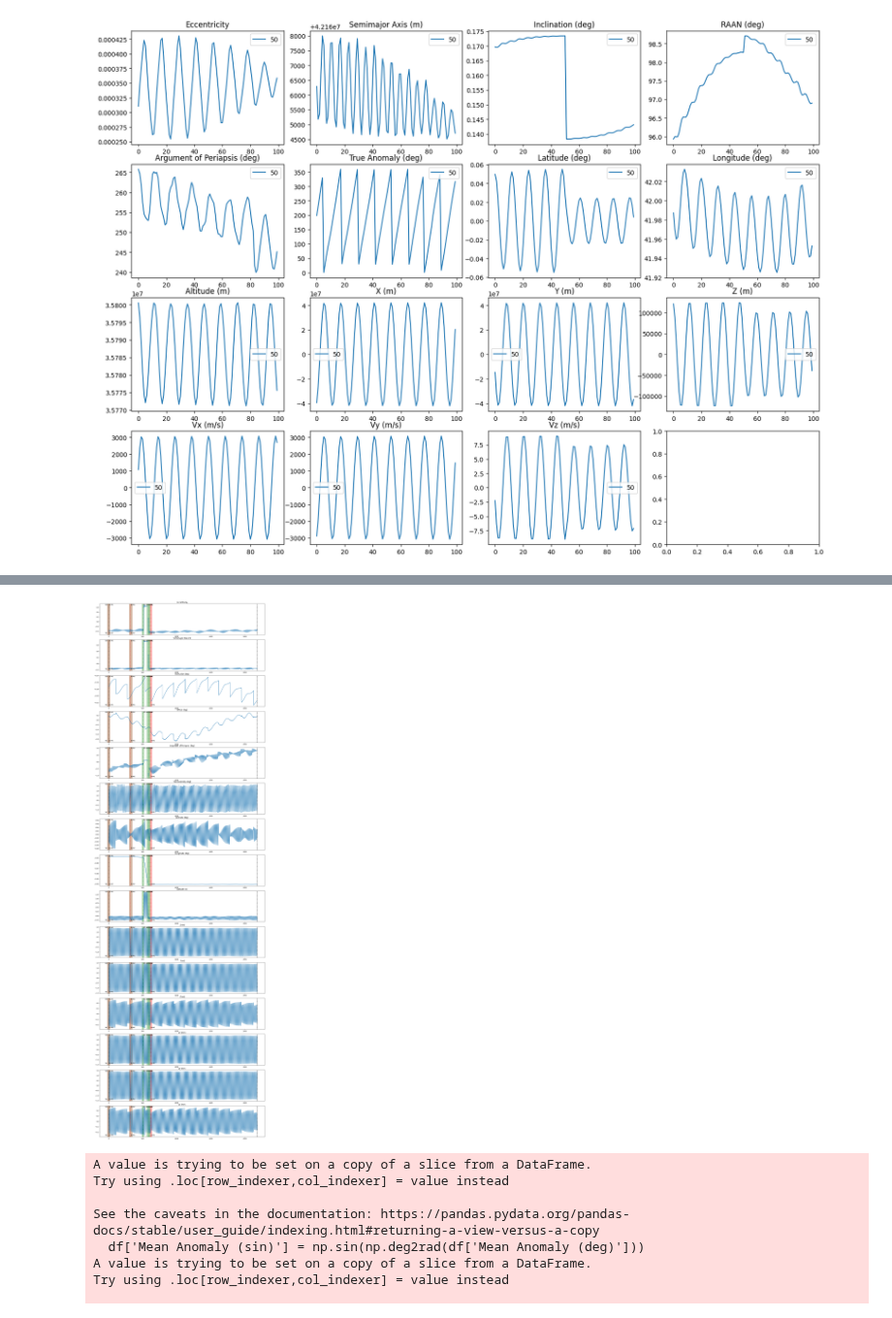
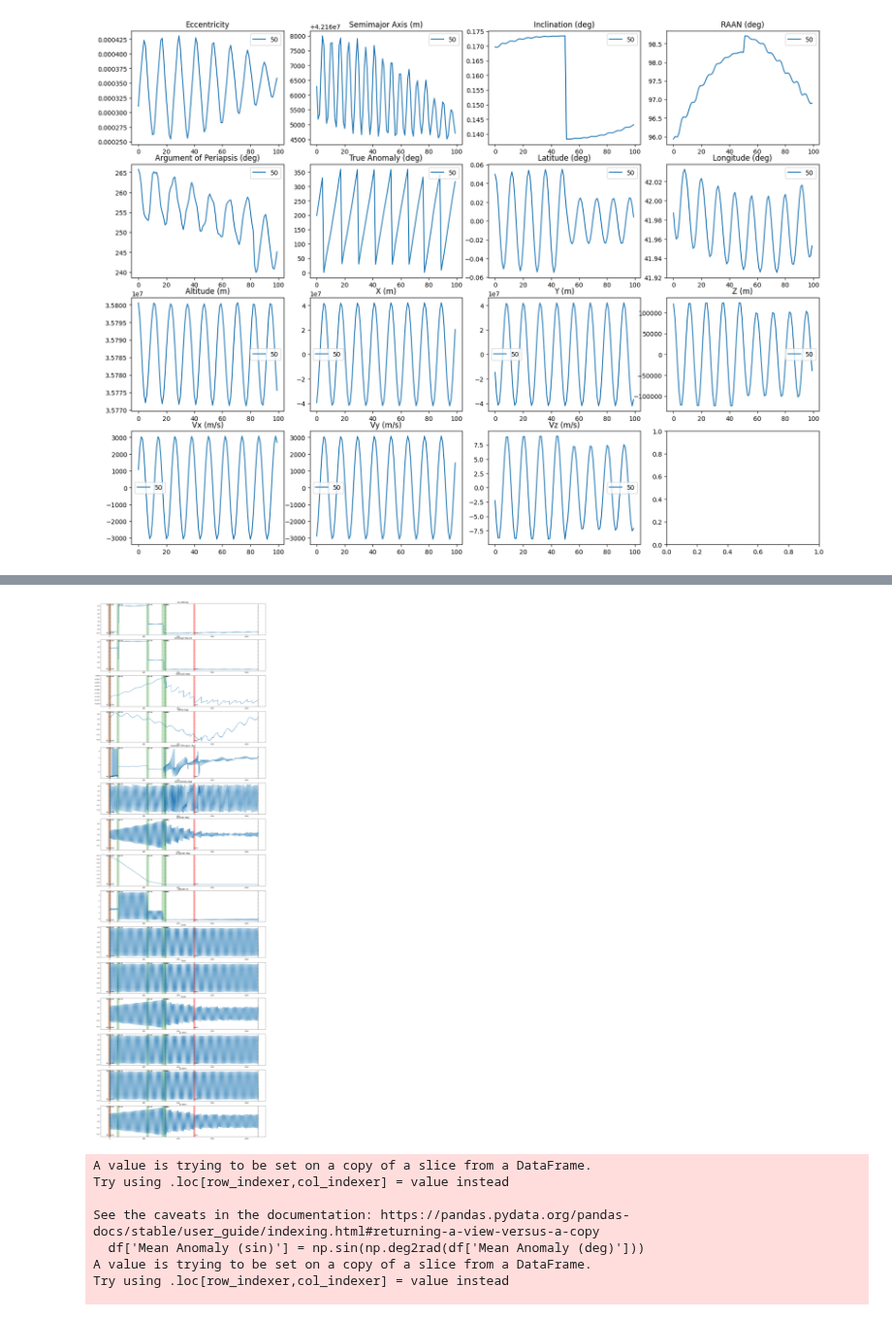
Before and after one commit to DavidBaldsiefen/splid-challenge, a Jupyter notebook: data_analysis.ipynb, the cells around one changed output, grey strips where cells are left out. Shown at 97% size. Saved outputs shown, nothing was run; the diff lists cells and outputs as text; code cells hidden in the pictures.

```diff
--- a/data_analysis.ipynb
+++ b/data_analysis.ipynb
@@ -135,31 +135,31 @@ print(pd.unique(df['ObjectID']))
 # %%
 def plot_object(df, labels_df, object_id, past_horizon=10, fut_horizon=10):
     obj_df = df.loc[df['ObjectID'] == object_id]
     labels = labels_df.loc[labels_df['ObjectID'] == object_id]
     fig, axes = plt.subplots(nrows=15, ncols=1, figsize=(16,50))
     plt.tight_layout()
     for ft_idx, input_ft in enumerate(inputs):
         axes[ft_idx].plot(obj_df['TimeIndex'], obj_df[input_ft], label=input_ft)
         axes[ft_idx].text(-50.0,np.min(obj_df[input_ft]),'NS',rotation=0.0)
         axes[ft_idx].text(-50.0,np.max(obj_df[input_ft]),'EW',rotation=0.0)
         for index, row in labels.iterrows():
             if row['Direction'] == 'EW':
                 axes[ft_idx].axvline(row['TimeIndex'],color='g', linestyle="--")
                 axes[ft_idx].axvspan(row['TimeIndex']-past_horizon, row['TimeIndex']+fut_horizon, alpha=0.2, color='g')
                 label=row['Node'] + '-' + row['Type']
                 axes[ft_idx].text(row['TimeIndex'] + 1.0,np.max(obj_df[input_ft]),label,rotation=0.0)
             elif row['Direction'] == 'NS':
                 axes[ft_idx].axvline(row['TimeIndex'],color='r', linestyle="--")
                 axes[ft_idx].axvspan(row['TimeIndex']-past_horizon, row['TimeIndex']+fut_horizon, alpha=0.2, color='r')
                 label=row['Node'] + '-' + row['Type']
                 axes[ft_idx].text(row['TimeIndex'] + 1.0,np.min(obj_df[input_ft]),label,rotation=0.0)
         axes[ft_idx].axvline(0,color='black', linestyle="--")
         axes[ft_idx].axvline(np.max(obj_df['TimeIndex']),color='black', linestyle="--")
         axes[ft_idx].title.set_text(input_ft)
     plt.show()
-plot_object(scaled_df, label_df, 212, past_horizon=20, fut_horizon=20)
+plot_object(scaled_df, label_df, 121, past_horizon=20, fut_horizon=20)
 # %% [output]
-[figure, old version]
+[figure, new version]
 # %%
 fig = plt.figure(figsize=(4, 3))
 ax = fig.add_subplot(111)
```
Also changed, not shown: parts of 3 cells of this notebook, 4 other files.
